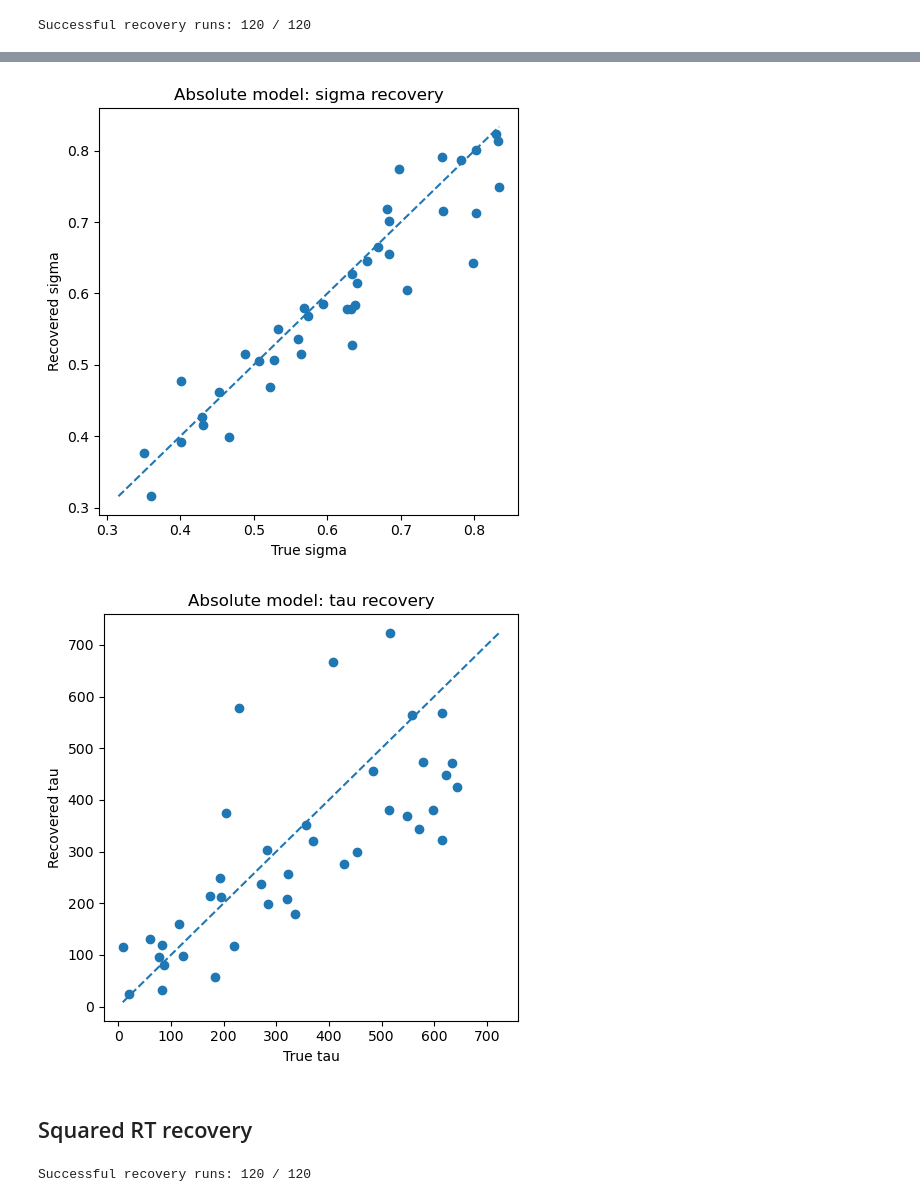
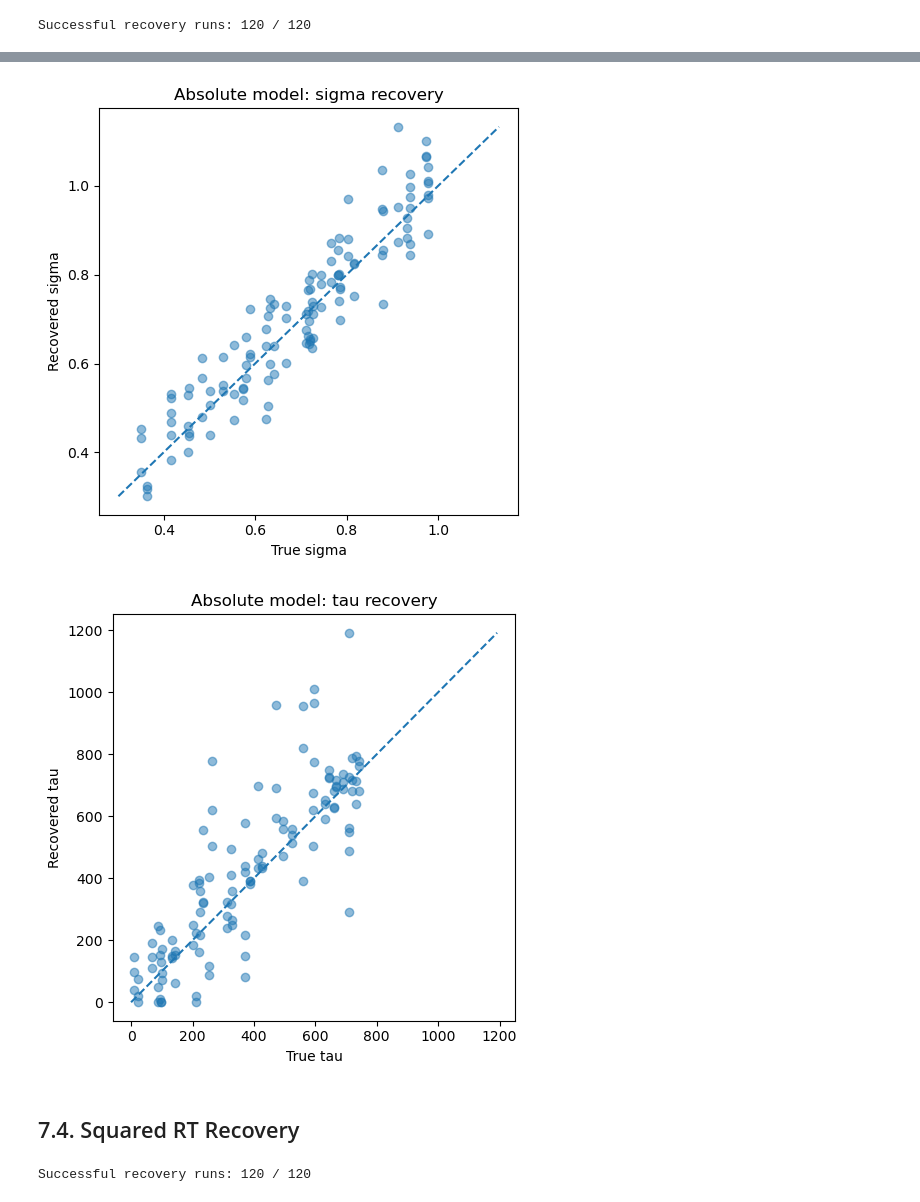
Before and after one commit to binyamolango/Joint-modeling-of-choices-and-response-times, a Jupyter notebook: ICCS_final_project.ipynb, the cells around one changed output, grey strips where cells are left out. Drawn from its saved outputs; the diff is of its cells as text; code cells hidden in the pictures.

```diff
--- a/ICCS_final_project.ipynb
+++ b/ICCS_final_project.ipynb
@@ -554,12 +661,14 @@ def data_informed_rt_start(data, beta_start, h_start, tau_start, model_name):
 # %%
 def initial_conditions_rt_model(data, choice_result, model_name):
     """Generate local and global starting points for one RT model."""
+
+    # Use fitted choice-only parameters as the center of the local search
     beta0, h0 = choice_result.x
+
     _, _, _, _, rt, _ = prepare_data(data)
-
     min_rt = np.min(rt)
 
-    # Data-informed base solution
+    # Data-informed starting solution at tau = 0
     base = data_informed_rt_start(
         data=data, beta_start=beta0, h_start=h0, tau_start=0.0, model_name=model_name)
 
@@ -567,9 +676,9 @@ def initial_conditions_rt_model(data, choice_result, model_name):
 
     # Vary selected parameters around the data-informed starting point
     beta_values = [beta0 * 0.5, beta0, beta0 * 2]
-    h_values = [h0 * 0.5, h0, h0 * 2]
+    h_values = sorted(set(np.clip([h0 * 0.5, h0, h0 * 2], 0, H_MAX)))
     b_values = [max(b0 * 0.5, OPT_EPS), b0, b0 * 2]
-    tau_values = [0.0, 0.25 * min_rt, 0.5 * min_rt]
+    tau_values = [0.0, 0.25 * min_rt, 0.5 * min_rt, 0.75 * min_rt]
 
     initial_conditions = []
 
@@ -580,11 +689,12 @@ def initial_conditions_rt_model(data, choice_result, model_name):
                 for tau in tau_values:
                     initial_conditions.append(np.array([beta, h, a0, b, sigma0, tau]))
 
-    # Global anchors
+    # Global anchors: to explore regions far from the choice-only solution
     global_h_values = [0.1, 1.0, 3.0, 10.0, 30.0, 100.0]
     global_beta_values = [0.0, beta0]
-    global_tau_values = [0.0, 0.5 * min_rt]
+    global_tau_values = [0.0, 0.5 * min_rt, 0.75 * min_rt]
 
+    # Recompute RT-informed a, b, and sigma for every global anchor
     for h in global_h_values:
         for beta in global_beta_values:
             for tau in global_tau_values:
@@ -617,20 +728,3 @@ RT_NLL_FUNCTIONS = {
     "squared": nll_squared_conflict,
     "exponential": nll_exponential_conflict
 }
-# %%
-def fit_rt_model(data, model_name, choice_result=None):
-    """Fit one full choice + RT model using multi-start optimization."""
-    _, _, _, _, rt, _ = prepare_data(data)
-    bounds = get_full_model_bounds(rt)
-
-    # Use choice-only estimates to inform local starts
-    if choice_result is None:
-        choice_result, _ = fit_choice_only(data)
-
-    if choice_result is None:
-        return None, []
-
-    initial_conditions = (initial_conditions_rt_model(data, choice_result, model_name))
-    objective_function = (RT_NLL_FUNCTIONS[model_name])
-
-    return run_multistart_optimization(objective_function, data, initial_conditions, bounds)
@@ -1225,7 +1361,7 @@ def summarize_recovery_metrics(recovery_data):
 def plot_parameter_recovery(data, true_col, recovered_col, parameter, model_name):
     """Plot true vs recovered parameter values."""
     plt.figure(figsize=(5, 5))
-    plt.scatter(data[true_col], data[recovered_col])
+    plt.scatter(data[true_col], data[recovered_col], alpha=0.5)
 
     limits = [min(data[true_col].min(), data[recovered_col].min()),
               max(data[true_col].max(), data[recovered_col].max())]
@@ -1264,10 +1401,10 @@ def compare_choice_and_full_recovery(recovery_data):
 ABS_RECOVERY_RANGES = {
     "beta": (0.005, 0.35),
     "h": (0.1, 12.0),
-    "a": (7.0, 8.2),
-    "b": (0.0, 0.003),
-    "sigma": (0.35, 0.85),
-    "tau": (0.0, 650.0)
+    "a": (6.8, 8.2),
+    "b": (0.0, 0.0035),
+    "sigma": (0.35, 1.0),
+    "tau": (0.0, 750.0)
 }
 
 abs_true_parameter_sets = sample_full_true_parameters(N_RECOVERY_SETS, ABS_RECOVERY_RANGES)
@@ -1296,7 +1433,7 @@ abs_recovery_metrics
 # %%
 for parameter, (true_col, recovered_col) in RECOVERY_COLUMNS.items():
     plot_parameter_recovery(
-        abs_recovery_by_set,
+        abs_recovery,
         true_col,
         recovered_col,
         parameter,
@@ -1310,7 +1447,7 @@ for parameter, (true_col, recovered_col) in RECOVERY_COLUMNS.items():
-[figure, old version]
+[figure, new version]
-[figure, old version]
+[figure, new version]
 # %% [markdown]
-## Squared RT recovery
+## 7.4. Squared RT Recovery
 # %%
 SQD_RECOVERY_RANGES = {
     "beta": (0.005, 0.35),
```
Also changed, not shown: parts of 213 cells of this notebook.
